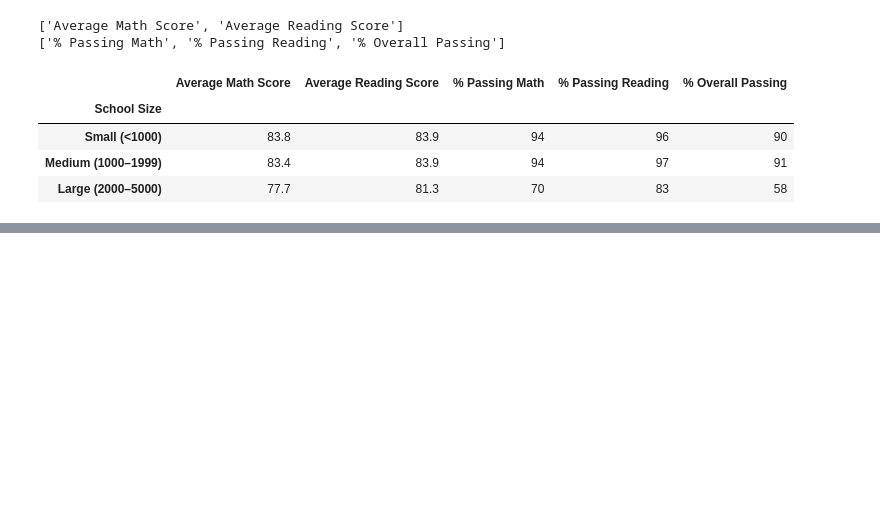
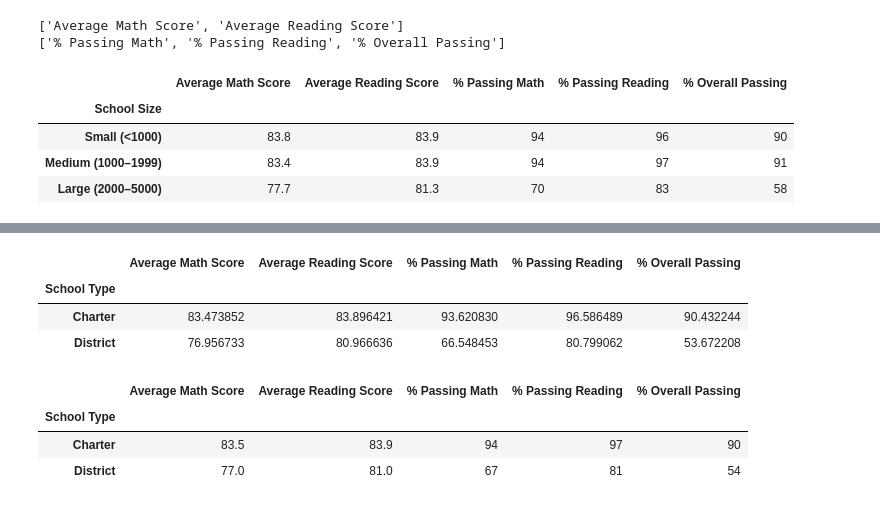
Before and after one commit to elangendorff/School_District_Analysis, a Jupyter notebook: PyCitySchools.ipynb, the cells around one changed output, grey strips where cells are left out. Cells and saved outputs as stored; diff of their text form; code cells hidden in the pictures; blank space fills up the shorter version.

Commit message:
scores by school type

```diff
--- a/PyCitySchools.ipynb
+++ b/PyCitySchools.ipynb
@@ -1485,3 +1477,18 @@ df_size_summary
 | Small (<1000) | 83.8 | 83.9 | 94 | 96 | 90 |
 | Medium (1000–1999) | 83.4 | 83.9 | 94 | 97 | 91 |
 | Large (2000–5000) | 77.7 | 81.3 | 70 | 83 | 58 |
+# %%
+# Calculate averages for the desired columns.
+group_col = 'School Type'
+
+ser_type_mean_math = df_per_school_summary.groupby([group_col])['Average Math Score'].mean()
+ser_type_mean_reading = df_per_school_summary.groupby([group_col])['Average Reading Score'].mean()
+ser_type_pct_passing_math = df_per_school_summary.groupby([group_col])['% Passing Math'].mean()
+ser_type_pct_passing_reading = df_per_school_summary.groupby([group_col])['% Passing Reading'].mean()
+ser_type_pct_passing = df_per_school_summary.groupby([group_col])['% Overall Passing'].mean()
+
+display(ser_type_mean_math)
+display(ser_type_mean_reading)
+display(ser_type_pct_passing_math)
+display(ser_type_pct_passing_reading)
+display(ser_type_pct_passing)
@@ -1487,0 +1516,33 @@ df_size_summary
+# %%
+# Assemble into DataFrame.
+df_type_summary = pd.DataFrame({
+    'Average Math Score':ser_type_mean_math,
+    'Average Reading Score':ser_type_mean_reading,
+    '% Passing Math':ser_type_pct_passing_math,
+    '% Passing Reading':ser_type_pct_passing_reading,
+    '% Overall Passing':ser_type_pct_passing
+})
+
+df_type_summary
+# %% [output]
+|  | Average Math Score | Average Reading Score | % Passing Math | % Passing Reading | % Overall Passing |
+| School Type |  |  |  |  |  |
+| Charter | 83.473852 | 83.896421 | 93.620830 | 96.586489 | 90.432244 |
+| District | 76.956733 | 80.966636 | 66.548453 | 80.799062 | 53.672208 |
+# %%
+the_columns = list(df_type_summary.columns)
+
+# Formatting
+for i in range(0,5):
+    if i < 2:
+        fmt = "{:.1f}"
+    else:
+        fmt = "{:.0f}"
+    df_type_summary[the_columns[i]] = df_type_summary[the_columns[i]].map(fmt.format)
+
+df_type_summary
+# %% [output]
+|  | Average Math Score | Average Reading Score | % Passing Math | % Passing Reading | % Overall Passing |
+| School Type |  |  |  |  |  |
+| Charter | 83.5 | 83.9 | 94 | 97 | 90 |
+| District | 77.0 | 81.0 | 67 | 81 | 54 |
```
Also changed, not shown: parts of 3 cells of this notebook.
